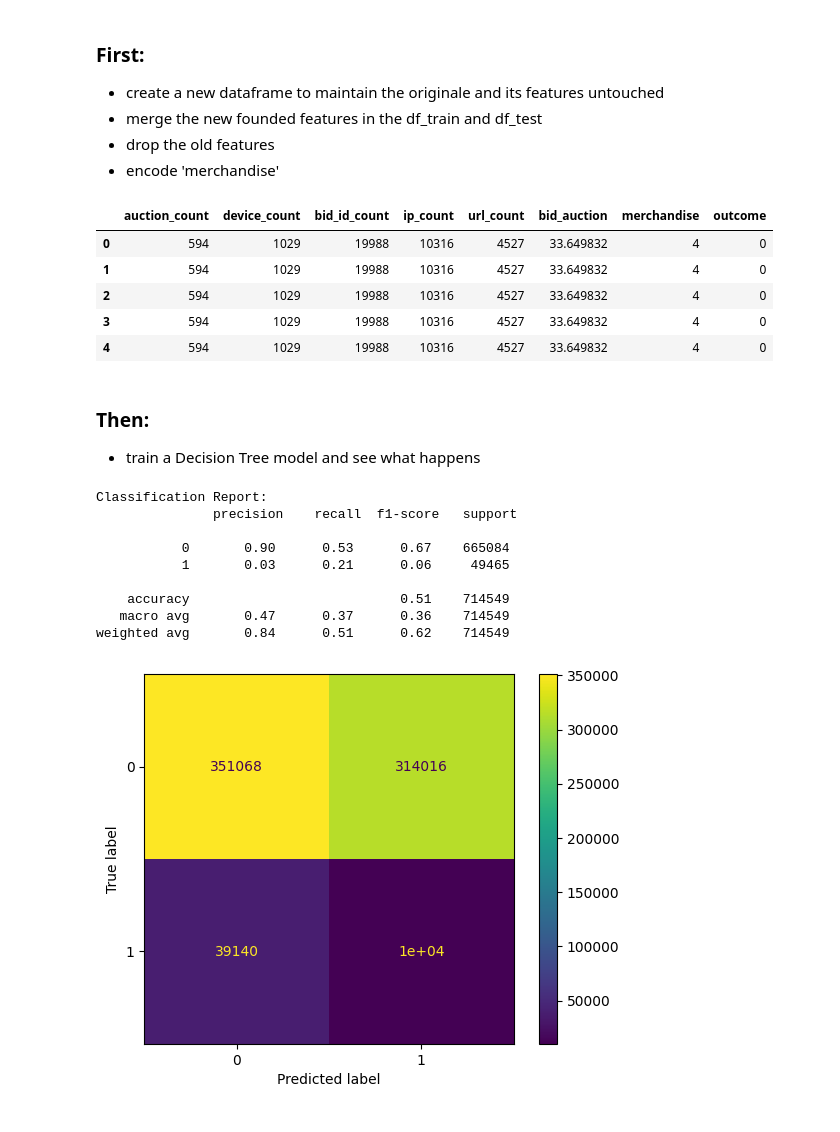
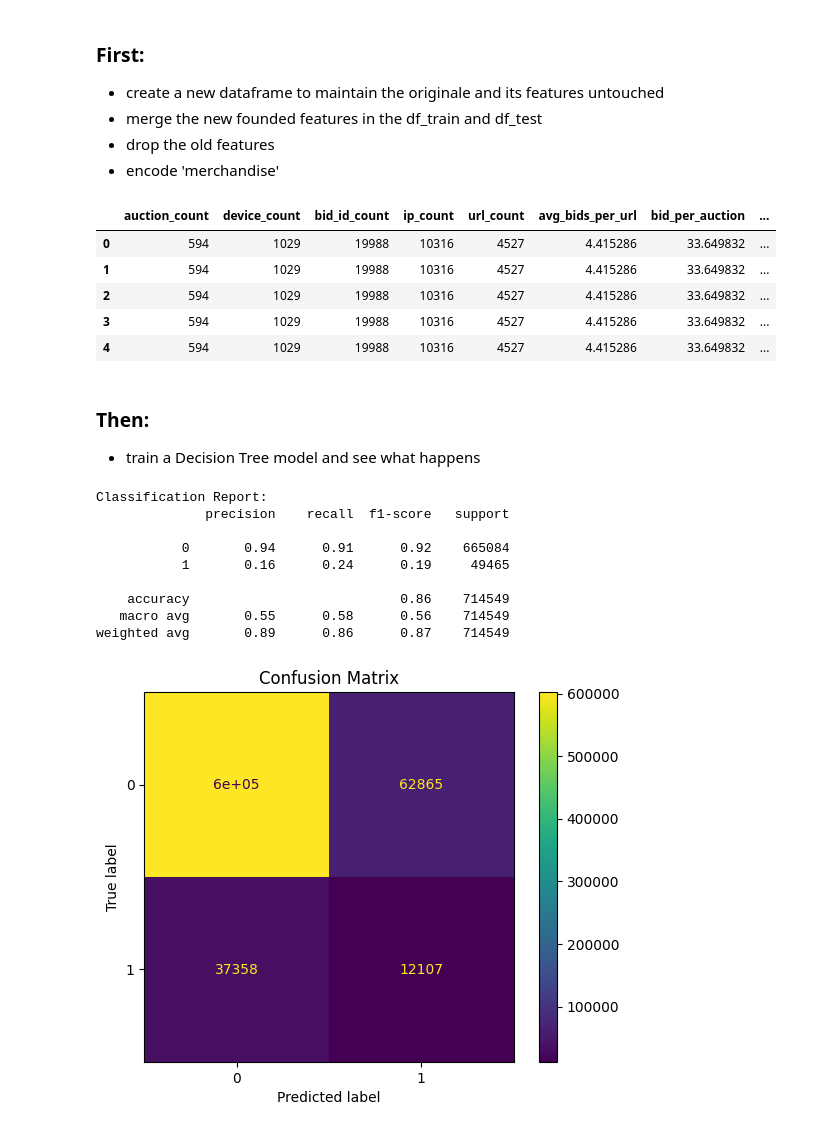
Before and after one commit to trueilorp/Bidder-classification, a Jupyter notebook: SD/FeatureEngineering.ipynb, the cells around one changed output. Saved outputs shown, nothing was run; the diff lists cells and outputs as text; code cells hidden in the pictures.

```diff
--- a/SD/FeatureEngineering.ipynb
+++ b/SD/FeatureEngineering.ipynb
@@ -77,0 +87,14 @@ for feature in features:
+# %%
+# Label Encoding for url, bid_id, bidder_id
+from sklearn.preprocessing import LabelEncoder
+encoder = LabelEncoder()
+df_train["url"] = encoder.fit_transform(df_train['url'])
+df_test["url"] = encoder.fit_transform(df_test['url'])
+
+# Group by bidder_id and url and count number of bids for every group
+bids_per_url_train = df_train.groupby(['encoded_bidder_id', 'url'])['bid_id'].count().reset_index(name='bid_count')
+bids_per_url_test = df_test.groupby(['encoded_bidder_id', 'url'])['bid_id'].count().reset_index(name='bid_count')
+
+# Calculate the mean
+average_bids_per_user_train = bids_per_url_train.groupby('encoded_bidder_id')['bid_count'].mean().reset_index(name='avg_bids_per_url')
+average_bids_per_user_test = bids_per_url_test.groupby('encoded_bidder_id')['bid_count'].mean().reset_index(name='avg_bids_per_url')
@@ -78,3 +119,7 @@ for feature in features:
+# %%
+
+bidders_train = pd.merge(bidders_train, average_bids_per_user_train, on='encoded_bidder_id', how='outer')
+bidders_test = pd.merge(bidders_test, average_bids_per_user_test, on='encoded_bidder_id', how='outer')
 # %% [markdown]
 ### Bidders_trains:
 un nuovo dataframe con chiave "encoded_bidder_id", per cui ha solo 1487 samples
@@ -91,8 +136,8 @@ bidders_test.shape
 - float feature
 - total auction that a bidder partecipate
 # %%
-bidders_train['bid_auction'] = bidders_train['bid_id_count']/bidders_train['auction_count']
-bidders_test['bid_auction'] = bidders_test['bid_id_count']/bidders_test['auction_count']
-print(bidders_train["bid_auction"].describe())
+bidders_train['bid_per_auction'] = bidders_train['bid_id_count']/bidders_train['auction_count']
+bidders_test['bid_per_auction'] = bidders_test['bid_id_count']/bidders_test['auction_count']
+# print(bidders_train["bid_per_auction"].describe())
 bidders_test.head(5)
 # %% [output]
@@ -138,44 +174,61 @@ df_train_with_new_features['outcome'] = df_train_with_new_features['outcome'].as
 df_test_with_new_features['outcome'] = df_test_with_new_features['outcome'].astype(int)
 df_train_with_new_features.head(5)
 # %% [output]
-|  | auction_count | device_count | bid_id_count | ip_count | url_count | bid_auction | merchandise | outcome |
-| 0 | 594 | 1029 | 19988 | 10316 | 4527 | 33.649832 | 4 | 0 |
-| 1 | 594 | 1029 | 19988 | 10316 | 4527 | 33.649832 | 4 | 0 |
-| 2 | 594 | 1029 | 19988 | 10316 | 4527 | 33.649832 | 4 | 0 |
-| 3 | 594 | 1029 | 19988 | 10316 | 4527 | 33.649832 | 4 | 0 |
-| 4 | 594 | 1029 | 19988 | 10316 | 4527 | 33.649832 | 4 | 0 |
+|  | auction_count | device_count | bid_id_count | ip_count | url_count | avg_bids_per_url | bid_per_auction | ... |
+| 0 | 594 | 1029 | 19988 | 10316 | 4527 | 4.415286 | 33.649832 | ... |
+| 1 | 594 | 1029 | 19988 | 10316 | 4527 | 4.415286 | 33.649832 | ... |
+| 2 | 594 | 1029 | 19988 | 10316 | 4527 | 4.415286 | 33.649832 | ... |
+| 3 | 594 | 1029 | 19988 | 10316 | 4527 | 4.415286 | 33.649832 | ... |
+| 4 | 594 | 1029 | 19988 | 10316 | 4527 | 4.415286 | 33.649832 | ... |
 # %% [markdown]
 ### Then:
 - train a Decision Tree model and see what happens
 # %%
 from sklearn.tree import DecisionTreeClassifier
 from sklearn.metrics import classification_report
 
 X_train_new_features = df_train_with_new_features.drop(['outcome'],axis=1)
 y_train_new_features = df_train_with_new_features['outcome']
 X_test_new_features = df_test_with_new_features.drop(['outcome'],axis=1)
 y_test_new_features = df_test_with_new_features['outcome']
 # print(X_with_new_features.head(5))
 # print(y_with_new_features.head(5))
 # X_train_new_features, X_test_new_features, y_train_new_features, y_test_new_features = train_test_split(X_with_new_features, y_with_new_features, test_size=0.3, random_state=42, stratify=y_with_new_features)
 
 dt_with_new_features_count = DecisionTreeClassifier()
 dt_with_new_features_count.fit(X_train_new_features, y_train_new_features)
 y_pred_with_new_features_count = dt_with_new_features_count.predict(X_test_new_features)
 
-print("Classification Report:\n", classification_report(y_test_new_features, y_pred_with_new_features_count))
+cr_new_features = classification_report(y_test_new_features, y_pred_with_new_features_count)
+print("Classification Report:")
+print(cr_new_features)
 
 from sklearn.metrics import ConfusionMatrixDisplay
 cm_dt_with_new_features = ConfusionMatrixDisplay.from_estimator(dt_with_new_features_count, X_test_new_features, y_test_new_features)
+
+import os
+from datetime import datetime
+timestamp = datetime.now().strftime('%Y%m%d_%H%M%S')
+output_dir = f"Outputs/output_{timestamp}"
+os.makedirs(output_dir, exist_ok=True)
+image_path = os.path.join(output_dir, 'Confusion Matrix.png')
+
+import matplotlib.pyplot as plt
+plt.title('Confusion Matrix')
+plt.savefig(image_path, dpi=300, bbox_inches='tight')
+
+class_report_path = os.path.join(output_dir, 'Classification_report.txt')
+with open(class_report_path, 'w') as f:
+    f.write(cr_new_features)
 # %% [output]
 Classification Report:
-               precision    recall  f1-score   support
+              precision    recall  f1-score   support
 
-           0       0.90      0.53      0.67    665084
-           1       0.03      0.21      0.06     49465
+           0       0.94      0.91      0.92    665084
+           1       0.16      0.24      0.19     49465
 
-    accuracy                           0.51    714549
-   macro avg       0.47      0.37      0.36    714549
-weighted avg       0.84      0.51      0.62    714549
+    accuracy                           0.86    714549
+   macro avg       0.55      0.58      0.56    714549
+weighted avg       0.89      0.86      0.87    714549
-[figure, old version]
+[figure, new version]
 # %%
```
Also changed, not shown: parts of 9 cells of this notebook, 19 other files.
